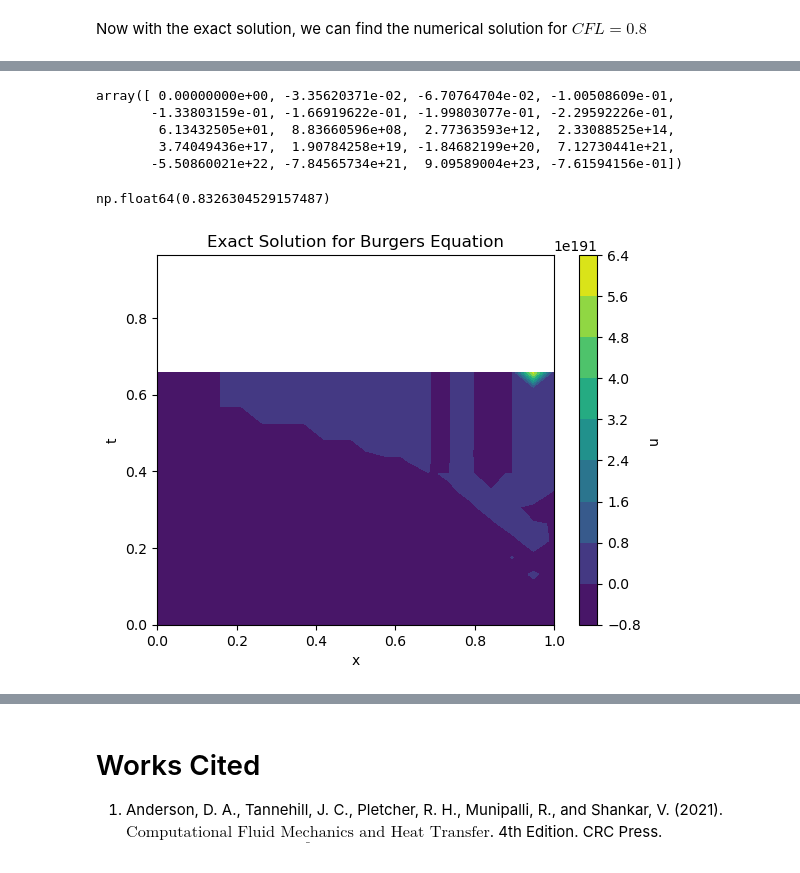
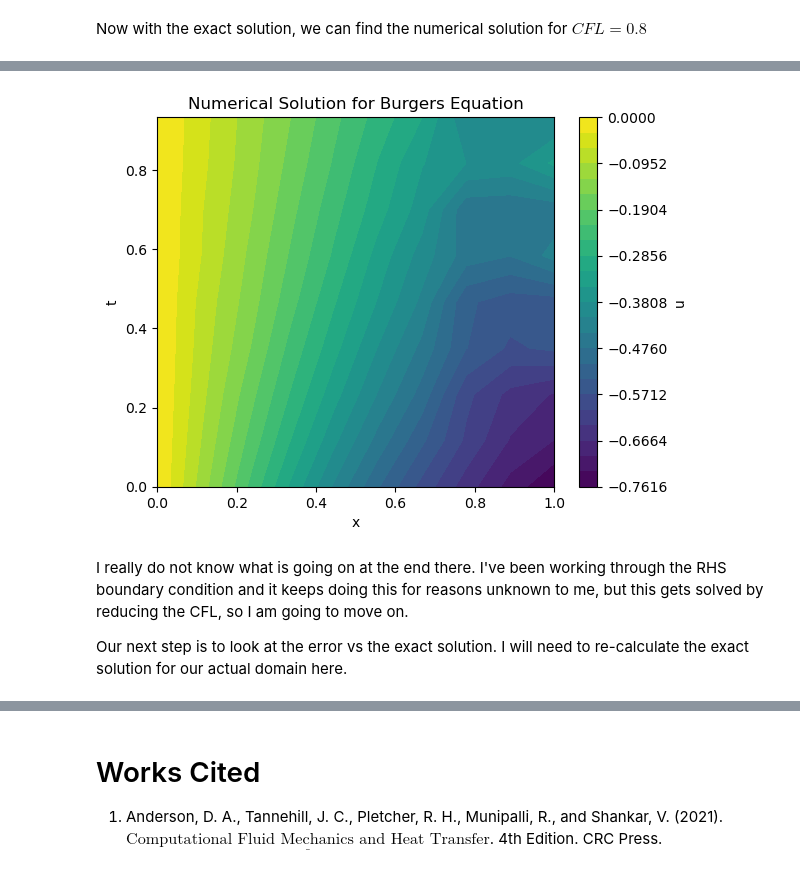
Before and after one commit to mhland10/me5653_CFD_repo, a Jupyter notebook: hw/hw3/HW3.ipynb, the cells around one changed output, grey strips where cells are left out. Drawn from its saved outputs; the diff is of its cells as text; code cells hidden in the pictures.

Commit message:
Finished Burger's Equation object, added Advection

```diff
--- a/hw/hw3/HW3.ipynb
+++ b/hw/hw3/HW3.ipynb
@@ -200,31 +140,4 @@ array([-0.        , -0.05258303, -0.10487609, -0.15659555, -0.20747022,
-# %%
-burger_1a.u[12]
-# %% [output]
-array([ 0.00000000e+00, -3.35620371e-02, -6.70764704e-02, -1.00508609e-01,
-       -1.33803159e-01, -1.66919622e-01, -1.99803077e-01, -2.29592226e-01,
-        6.13432505e+01,  8.83660596e+08,  2.77363593e+12,  2.33088525e+14,
-        3.74049436e+17,  1.90784258e+19, -1.84682199e+20,  7.12730441e+21,
-       -5.50860021e+22, -7.84565734e+21,  9.09589004e+23, -7.61594156e-01])
-# %%
-burger_1a.C
-# %% [output]
-np.float64(0.8326304529157487)
-# %%
-x = burger_1a.x
-y = burger_1a.t
-X , Y = np.meshgrid( x , y )
-
-Z = burger_1a.u
-
-contour = plt.contourf( X , Y , Z )
-
-plt.title( "Exact Solution for Burgers Equation" )
-plt.xlabel( "x" )
-plt.ylabel( "t" )
-
-cbar = plt.colorbar( contour )
-cbar.set_label( "u" )
-
-plt.show()
-# %% [output]
-[figure, removed]
+# %%
+CFL = 0.8
+
+burger_1a = burgersEquation( x_domain , u_exact[:,0] , ( np.min( t_domain ) , np.max( t_domain ) ) , C = CFL/np.max(np.abs(u_exact)) )
@@ -230,0 +146,24 @@ plt.show()
+# %%
+x = burger_1a.x
+y = burger_1a.t
+X , Y = np.meshgrid( x , y )
+
+Z = burger_1a.u
+
+levels=np.linspace( np.min(u_exact) , np.max(u_exact) , 25 )
+contour = plt.contourf( X , Y , Z , levels=levels )
+
+plt.title( "Numerical Solution for Burgers Equation" )
+plt.xlabel( "x" )
+plt.ylabel( "t" )
+
+cbar = plt.colorbar( contour )
+cbar.set_label( "u" )
+
+plt.show()
+# %% [output]
+[figure, added]
+# %% [markdown]
+I really do not know what is going on at the end there. I've been working through the RHS boundary condition and it keeps doing this for reasons unknown to me, but this gets solved by reducing the CFL, so I am going to move on.
+
+Our next step is to look at the error vs the exact solution. I will need to re-calculate the exact solution for our actual domain here.
```
Also changed, not shown: parts of 85 cells of this notebook, 1 other file.
